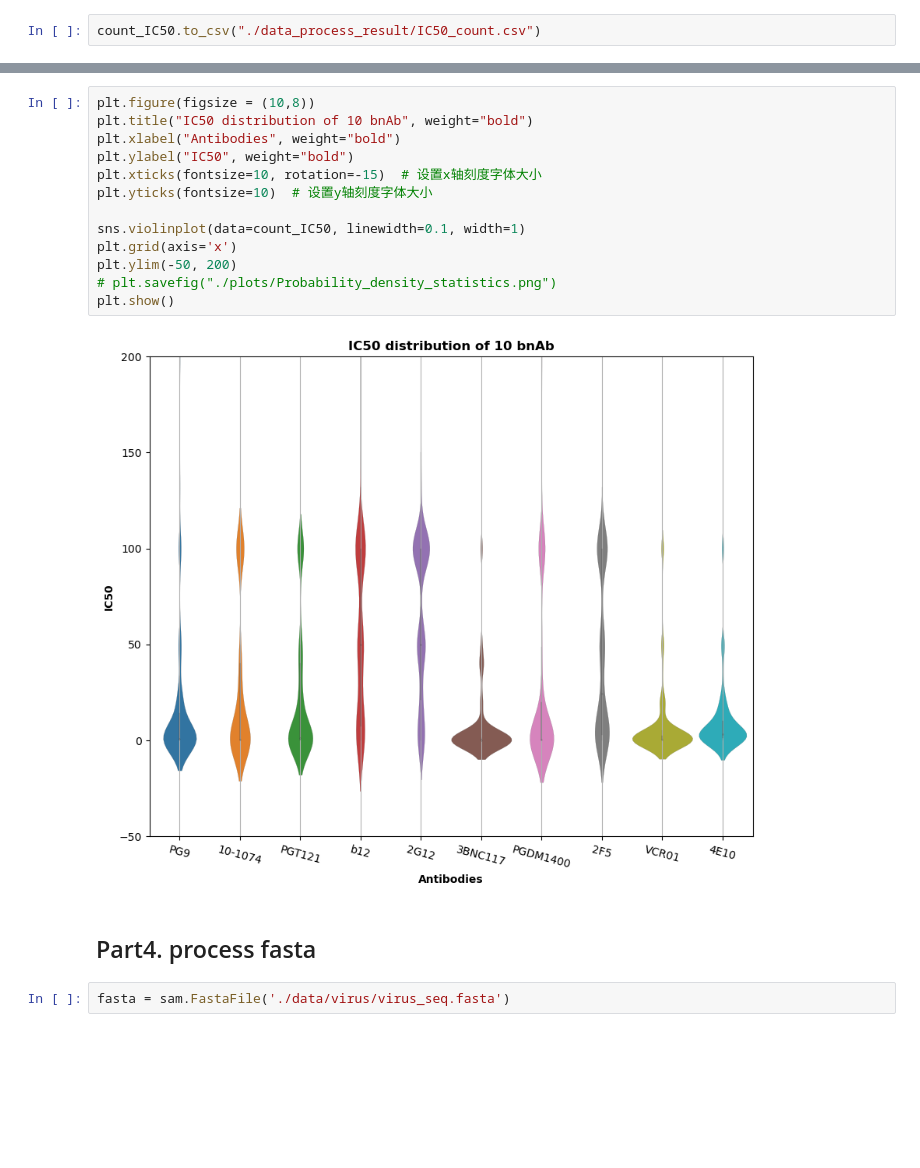
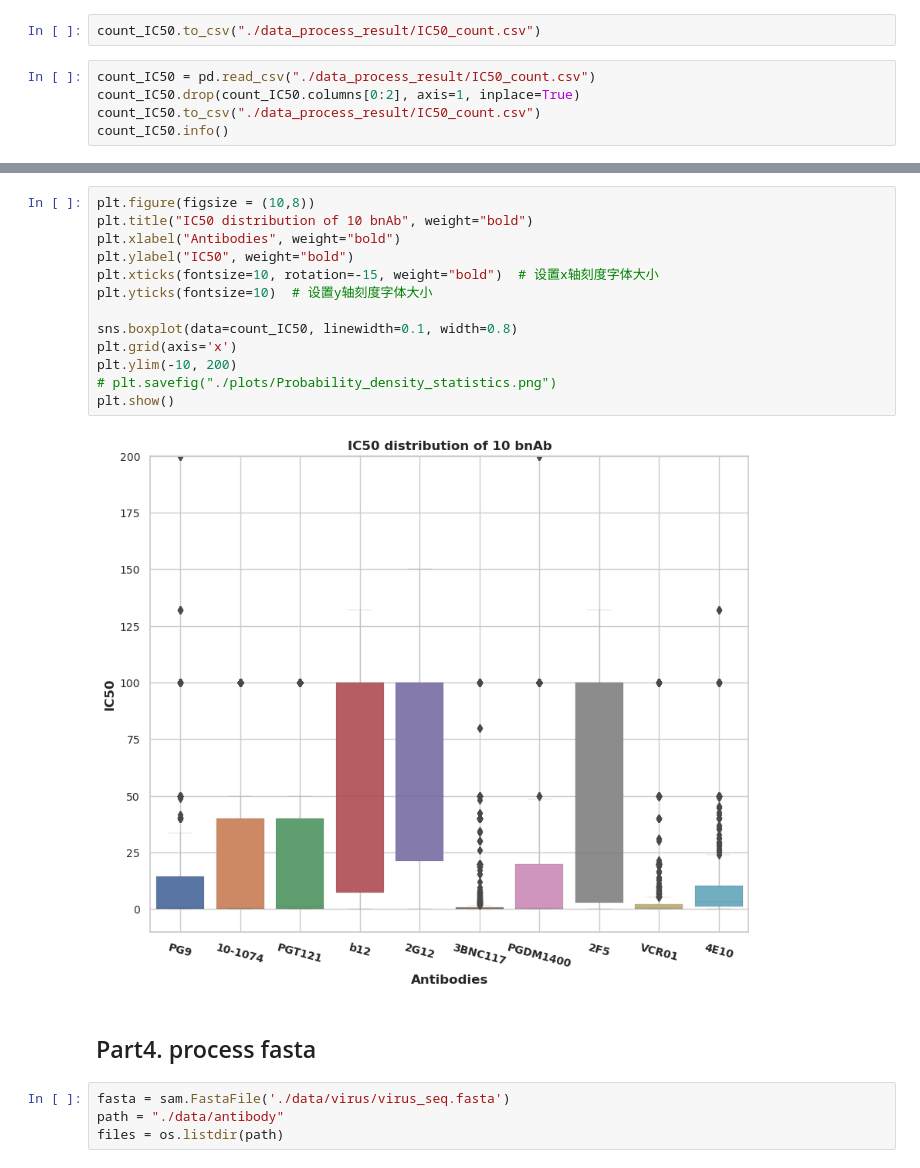
Before and after one commit to MatteeXie/HIV-1, a Jupyter notebook: data_process.ipynb, the cells around one changed output, grey strips where cells are left out. Drawn from its saved outputs; the diff is of its cells as text; blank space fills up the shorter version.

```diff
--- a/data_process.ipynb
+++ b/data_process.ipynb
@@ -120,3 +120,8 @@ for file in files:
 count_IC50 = pd.DataFrame(dic)
 # %%
 count_IC50.to_csv("./data_process_result/IC50_count.csv")
+# %%
+count_IC50 = pd.read_csv("./data_process_result/IC50_count.csv")
+count_IC50.drop(count_IC50.columns[0:2], axis=1, inplace=True)
+count_IC50.to_csv("./data_process_result/IC50_count.csv")
+count_IC50.info()
@@ -123,22 +146,24 @@ count_IC50.to_csv("./data_process_result/IC50_count.csv")
 # %%
 plt.figure(figsize = (10,8))
 plt.title("IC50 distribution of 10 bnAb", weight="bold")
 plt.xlabel("Antibodies", weight="bold")
 plt.ylabel("IC50", weight="bold")
-plt.xticks(fontsize=10, rotation=-15)  # 设置x轴刻度字体大小
+plt.xticks(fontsize=10, rotation=-15, weight="bold")  # 设置x轴刻度字体大小
 plt.yticks(fontsize=10)  # 设置y轴刻度字体大小
 
-sns.violinplot(data=count_IC50, linewidth=0.1, width=1)
+sns.boxplot(data=count_IC50, linewidth=0.1, width=0.8)
 plt.grid(axis='x')
-plt.ylim(-50, 200)
+plt.ylim(-10, 200)
 # plt.savefig("./plots/Probability_density_statistics.png")
 plt.show()
 # %% [output]
-[figure, old version]
+[figure, new version]
 # %% [markdown]
 ## Part4. process fasta
 # %%
 fasta = sam.FastaFile('./data/virus/virus_seq.fasta')
+path = "./data/antibody"
+files = os.listdir(path)
 # %%
 
 for file in files:
```
Also changed, not shown: parts of 13 cells of this notebook, 40 other files.
